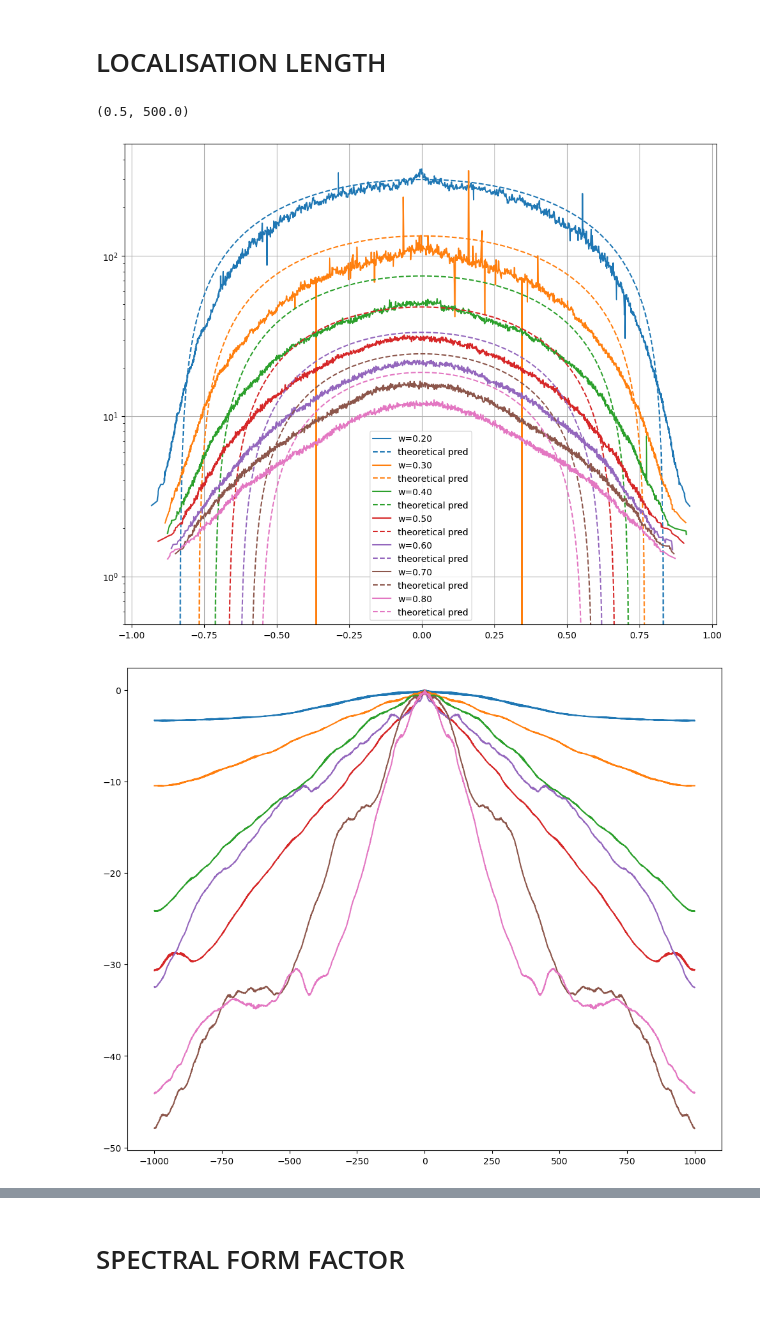
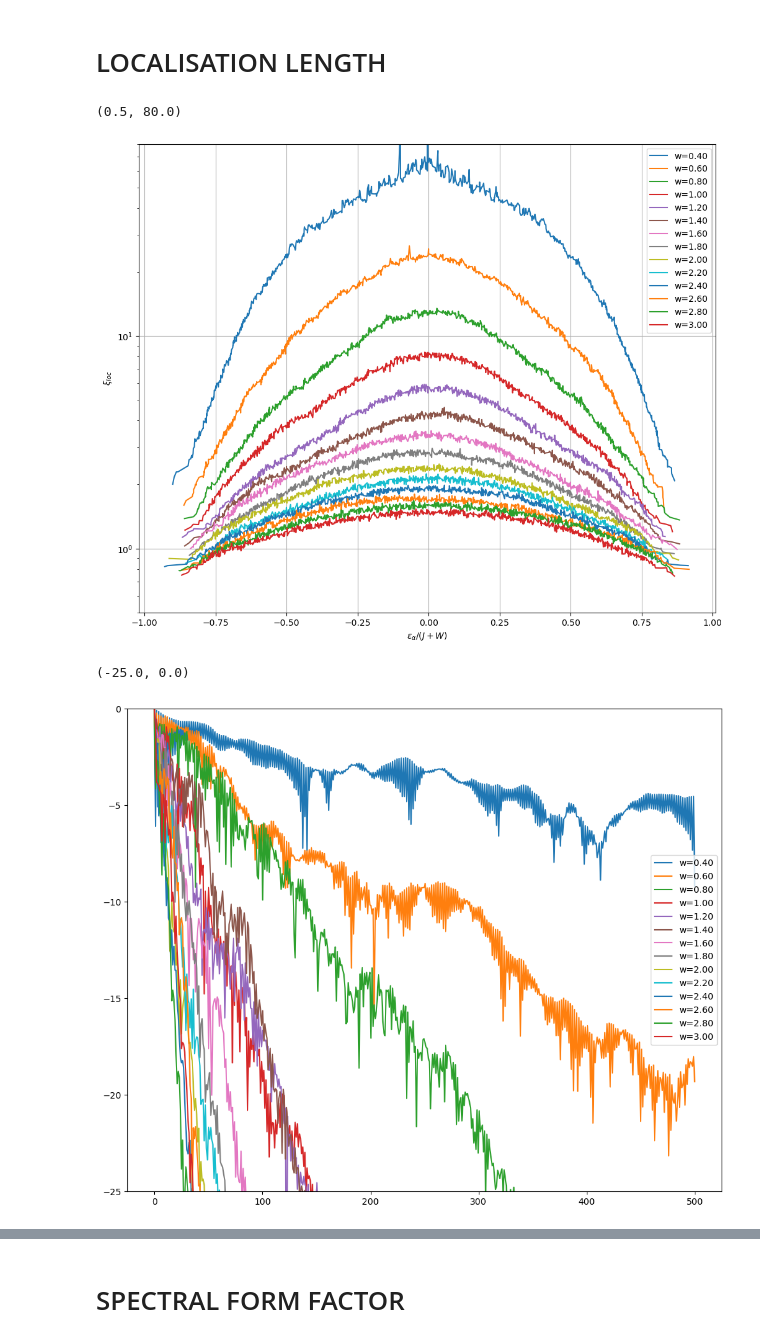
Before and after one commit to makskliczkowski/Transverse_Ising_ETH, a Jupyter notebook: IsignTransverse_ETH/Python/anderson.ipynb, the cells around one changed output, grey strips where cells are left out. Cells and saved outputs as stored; diff of their text form; code cells hidden in the pictures; blank space fills up the shorter version.

Commit message:
fixed loc length for 1D anderson

```diff
--- a/IsignTransverse_ETH/Python/anderson.ipynb
+++ b/IsignTransverse_ETH/Python/anderson.ipynb
@@ -53,18 +53,18 @@ user_settings = getattr(cf.plot_settings, 'settings')
 # %%
 
 def load_loc(w = 0.2):
-    name = "/Users/rafal.swietek/Projects/Transverse_Ising_ETH/IsignTransverse_ETH/results/HEISENBERG/disorder/PBC/LocLengthDist_L=%d_%.2f.dat"%(L,w)
+    name = "/Users/rafal.swietek/Projects/Transverse_Ising_ETH/IsignTransverse_ETH/results/ANDERSON/1D/PBC/LocalisationLength/Distribution/_L=%d,J=1.00,J0=0.00,w=%.2f.dat"%(L,w)
     loc_len = np.loadtxt(name, unpack=True)
     return np.array(loc_len)
 
 def load_orbital(w = 0.2, n = 100):
-    name = "/Users/rafal.swietek/Projects/Transverse_Ising_ETH/IsignTransverse_ETH/results/HEISENBERG/disorder/PBC/ObitalCorr_n=%d_w=%.2f.dat"%(n, w)
+    name = "/Users/rafal.swietek/Projects/Transverse_Ising_ETH/IsignTransverse_ETH/results/ANDERSON/1D/PBC/CorrelationFunction/_L=%d_n=%d_w=%.2f.dat"%(L, n, w)
     orbital = np.loadtxt(name, unpack=True)
     return np.array(orbital)
 
-L = 2000
+L = 1000
 J = 1.0
-dis = np.linspace(0.2, 0.8, 7)
+dis = np.linspace(0.4, 3.0, 14)
 
 def gaussian(x, mu, sigma, A):
     return A*np.exp(- (x-mu)**2 / (2*sigma**2))
@@ -75,26 +75,30 @@ for w in dis:
     loc_len = load_loc(w)
     if len(loc_len) > 0:
         p = ax.plot(loc_len[0], (loc_len[1]), label="w=%.2f"%(w))
-        ax.plot(loc_len[0], 12.0 / (w**2) * ( 1 - ( (1+w)*loc_len[0] )**2), color=p[0].get_color(), linestyle ='--', label="theoretical pred")
+        #ax.plot(loc_len[0], 12.0 / (w**2) * ( 1 - ( (1+w)*loc_len[0] )**2), color=p[0].get_color(), linestyle ='--', label="theoretical pred")
         #pars, sth = fit(gaussian, loc_len[0], loc_len[1])
         #ax.plot(loc_len[0], gaussian(loc_len[0], *pars), color=p[0].get_color(), linestyle =':', label="gauss fit")
+
+ax.set_ylabel(r"$\xi_{loc}$")
+ax.set_xlabel(r"$\epsilon_{\alpha}/(J+W)$")
 ax.grid()
 ax.legend()
 ax.set_yscale('log')
-ax.set_ylim(5e-1,5e2)
+ax.set_ylim(5e-1,8e1)
 # %% [output]
-(0.5, 500.0)
+(0.5, 80.0)
-[figure, old version]
+[figure, new version]
 # %%
 fig, ax = plt.subplots(figsize=(12,10), dpi = 100)
 for w in dis:
-    loc_len = load_orbital(w, L/2)
-    if len(loc_len) > 0:
+    loc_len = load_orbital(w, L / 2)
+    if True:
         p = ax.plot(loc_len[0], (loc_len[1]), label="w=%.2f"%(w))
         #ax.plot(loc_len[0], 96.0 / (w**2) * (1-loc_len[0]**2), color=p[0].get_color(), linestyle ='--', label="theoretical pred")
-
+ax.legend()
 #ax.set_yscale('log')
 #ax.set_xscale('log')
-#ax.set_ylim(1e-1,3e1)
+ax.set_ylim(-25,0)
 # %% [output]
+(-25.0, 0.0)
-[figure, old version]
+[figure, new version]
```
Also changed, not shown: parts of 4 cells of this notebook, 9 other files.
